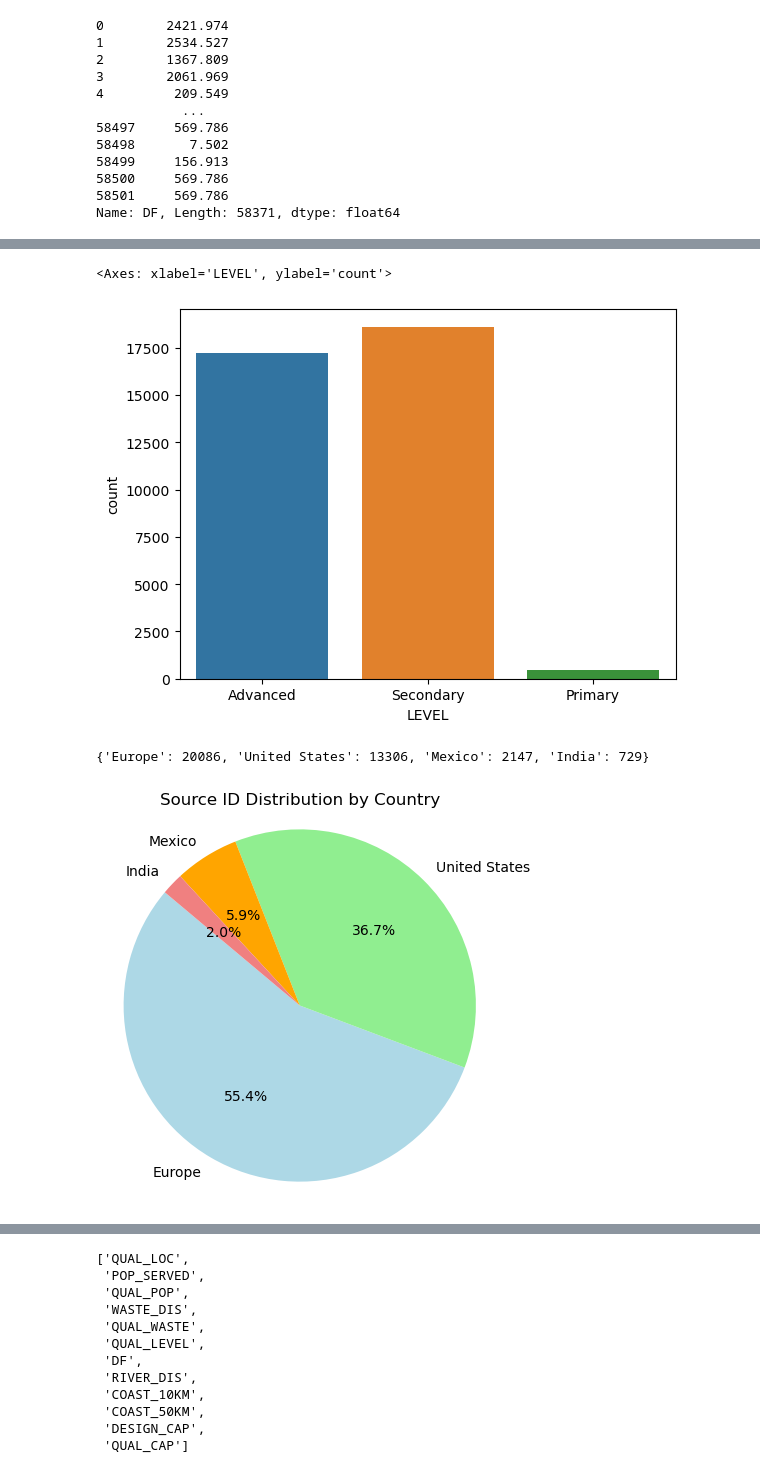
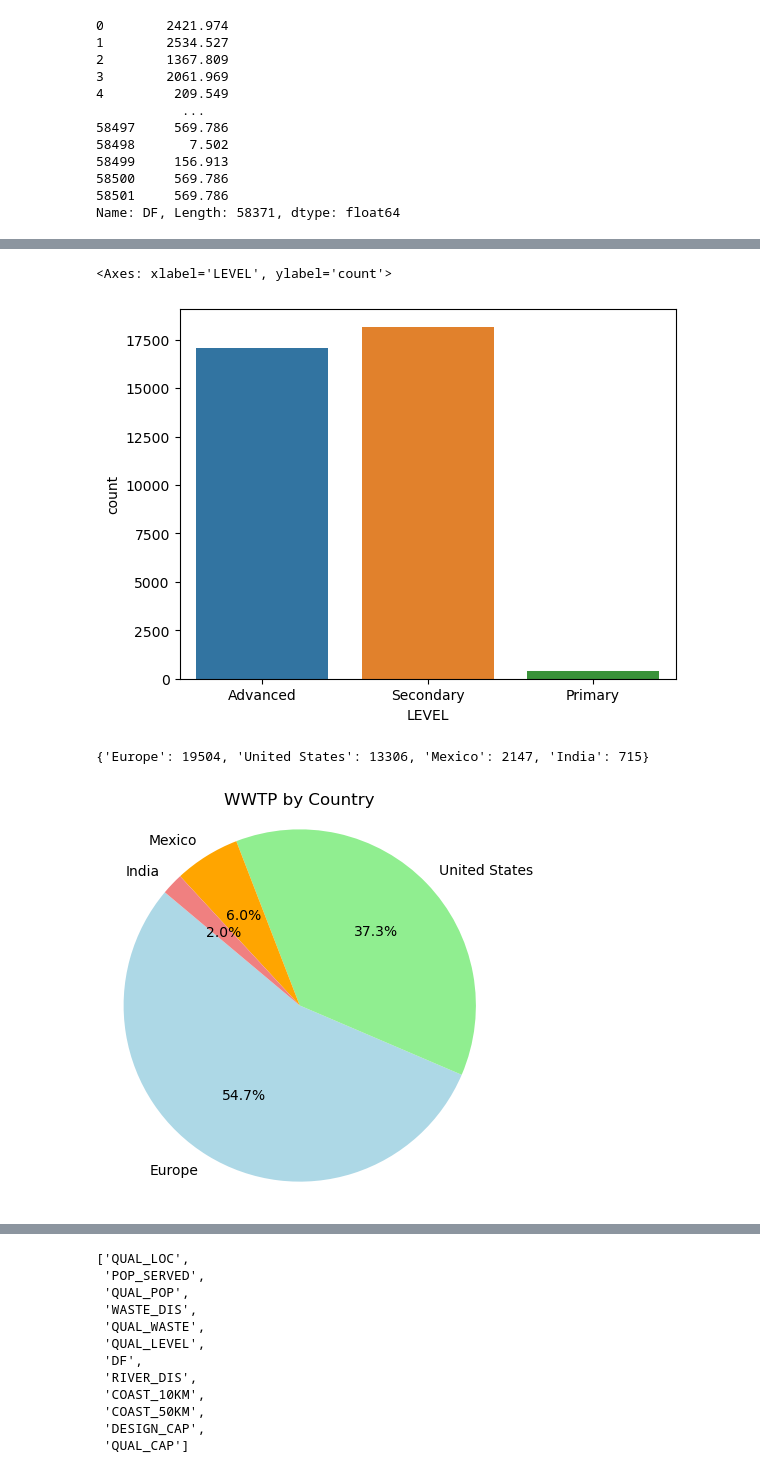
Before and after one commit to Rishab-KH/UML-Project, a Jupyter notebook: proj.ipynb, the cells around one changed output, grey strips where cells are left out. Cells and saved outputs as stored; diff of their text form; code cells hidden in the pictures.

Commit message:
EDA and KNN baseline
Rudimentary EDA and KNN done on Waste Ratio for USA and India subset

```diff
--- a/proj.ipynb
+++ b/proj.ipynb
@@ -185,3 +189,5 @@ sorted_series_descending = filtered_countries.sort_values(ascending=False)
 filtered_countries = list(sorted_series_descending.keys())
 # %%
 df1 = df[df['COUNTRY'].isin(filtered_countries)]
+# %%
+df1[['WASTE_DIS', 'POP_SERVED']] = df1[['WASTE_DIS', 'POP_SERVED']].replace('0', np.nan)
@@ -216,7 +228,7 @@ df1.head()
 | 4 | 5 | 1 | 1140449 | Baisogalos aglomeracija | Lithuania | LTU | 55.644 | 23.741 | 2 | 55.681 | ... |
 5 rows × 25 columns
 # %%
-df1 = df1.drop(columns=["LAT_WWTP", "LON_WWTP", "LAT_OUT", "LON_OUT"])
+df1 = df1.drop(columns=["LAT_OUT", "LON_OUT"])
 # %%
 df1.head()
 # %% [output]
@@ -408,7 +383,7 @@ df1[df1.DF == max(df1.DF)]
 sns.countplot(x='LEVEL', data=df1)
 # %% [output]
 <Axes: xlabel='LEVEL', ylabel='count'>
-[figure, old version]
+[figure, new version]
 # %%
 country_counts = dict(df1.SOURCE_ID.value_counts())
 country_mapping = {
@@ -430,20 +405,20 @@ country_mapping = {
 replaced_counts = {country_mapping[int(number)]: count for number, count in country_counts.items()}
 replaced_counts
 # %% [output]
-{'Europe': 20086, 'United States': 13306, 'Mexico': 2147, 'India': 729}
+{'Europe': 19504, 'United States': 13306, 'Mexico': 2147, 'India': 715}
 # %%
 labels = replaced_counts.keys()
 sizes = replaced_counts.values()
 colors = ['lightblue', 'lightgreen', 'orange', 'lightcoral']
 
 # Plotting the pie chart
 plt.figure(figsize=(5, 5))
 plt.pie(sizes,  labels=labels, colors=colors, autopct='%1.1f%%', startangle=140)
 plt.axis('equal')  # Equal aspect ratio ensures that pie is drawn as a circle.
-plt.title('Source ID Distribution by Country')
+plt.title('WWTP by Country')
 plt.show()
 # %% [output]
-[figure, old version]
+[figure, new version]
 # %%
 # Assuming df is your DataFrame containing the data
 # List of columns to check for numerical values
```
Also changed, not shown: parts of 82 cells of this notebook.
